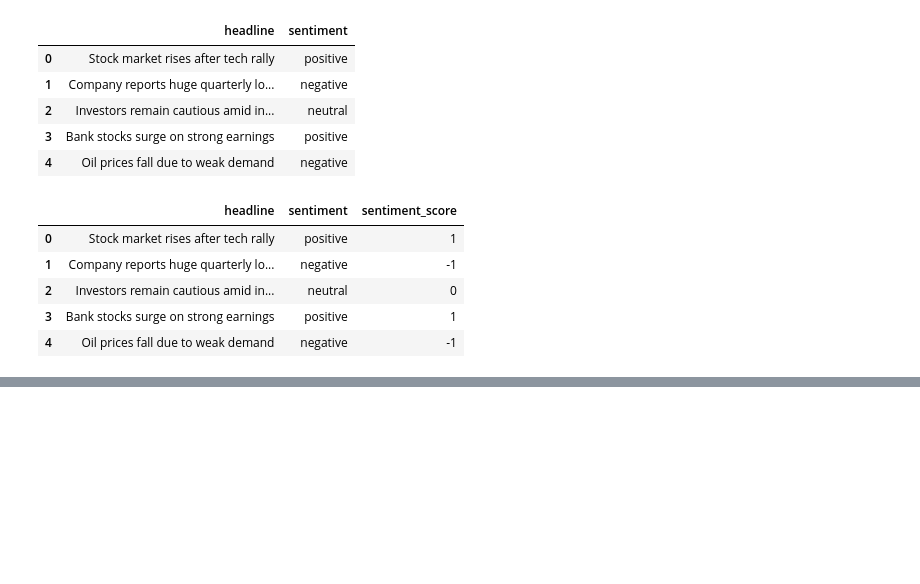
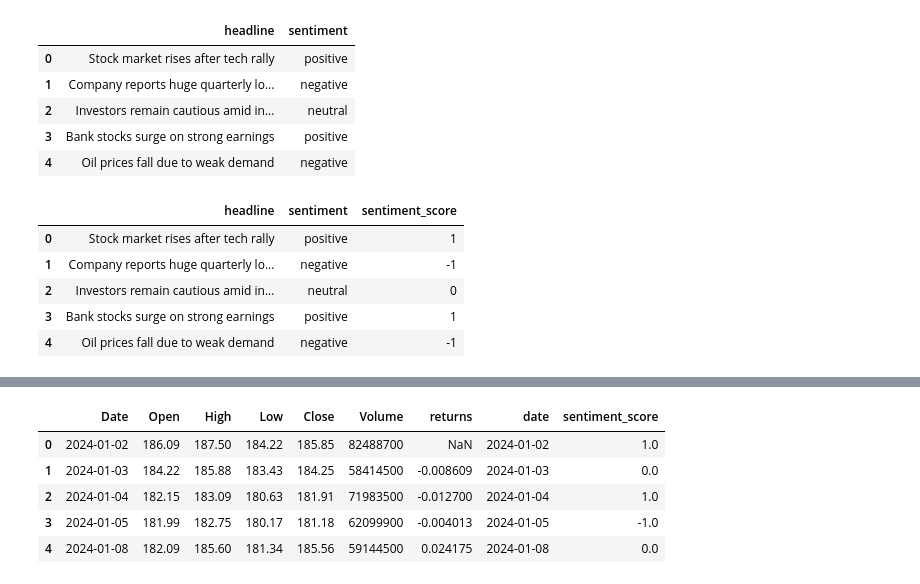
Before and after one commit to LidiyaMulachew/news-sentiment-analysis, a Jupyter notebook: notebooks/task3_sentiment_analysis.ipynb, the cells around one changed output, grey strips where cells are left out. Saved outputs shown, nothing was run; the diff lists cells and outputs as text; code cells hidden in the pictures; blank space fills up the shorter version.

```diff
--- a/notebooks/task3_sentiment_analysis.ipynb
+++ b/notebooks/task3_sentiment_analysis.ipynb
@@ -54,0 +130,4 @@ df_news.head()
+# %%
+df_news["date"] = pd.date_range(start="2024-01-01", periods=len(df_news))
+
+df_news.head()
@@ -54,0 +174,17 @@ df_news.head()
+# %%
+merged = pd.merge(
+    df_stock,
+    daily_sentiment,
+    left_on="Date",
+    right_on="date",
+    how="inner"
+)
+
+merged.head()
+# %% [output]
+|  | Date | Open | High | Low | Close | Volume | returns | date | sentiment_score |
+| 0 | 2024-01-02 | 186.09 | 187.50 | 184.22 | 185.85 | 82488700 | NaN | 2024-01-02 | 1.0 |
+| 1 | 2024-01-03 | 184.22 | 185.88 | 183.43 | 184.25 | 58414500 | -0.008609 | 2024-01-03 | 0.0 |
+| 2 | 2024-01-04 | 182.15 | 183.09 | 180.63 | 181.91 | 71983500 | -0.012700 | 2024-01-04 | 1.0 |
+| 3 | 2024-01-05 | 181.99 | 182.75 | 180.17 | 181.18 | 62099900 | -0.004013 | 2024-01-05 | -1.0 |
+| 4 | 2024-01-08 | 182.09 | 185.60 | 181.34 | 185.56 | 59144500 | 0.024175 | 2024-01-08 | 0.0 |
```
Also changed, not shown: parts of 16 cells of this notebook.
